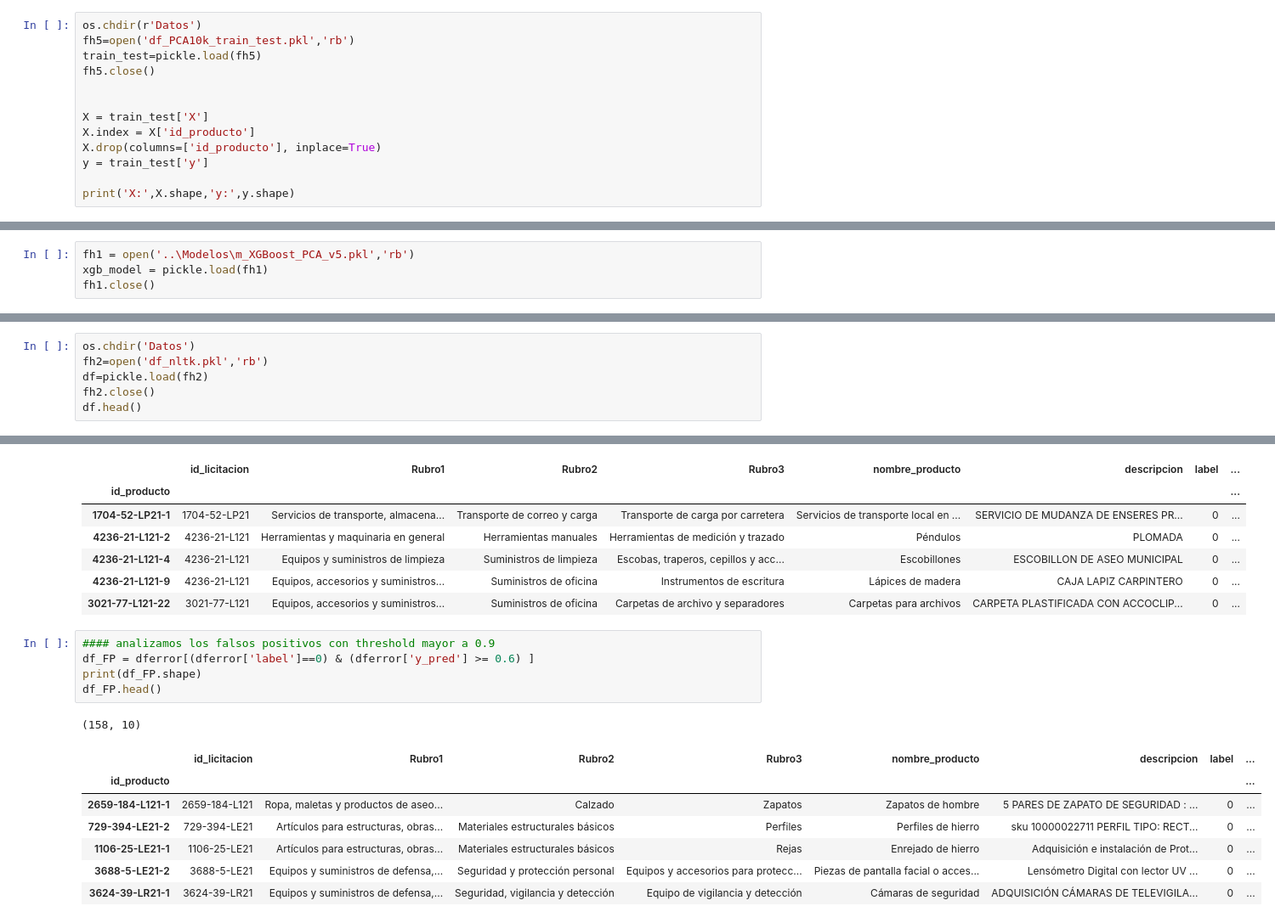
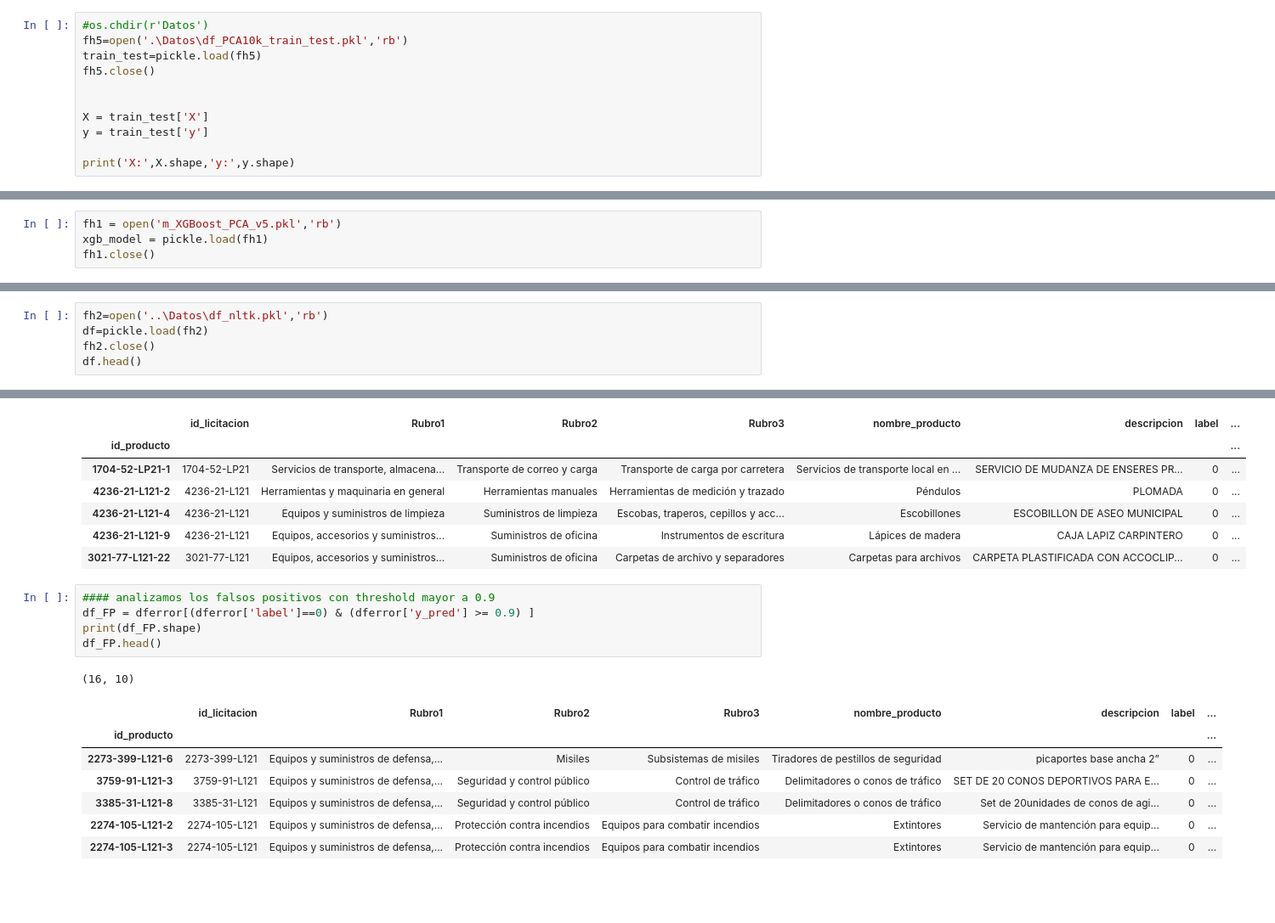
Before and after one commit to metalkutz/juanito_v2.0, a Jupyter notebook: Modelos/mod_xgboost.ipynb, the cells around one changed output, grey strips where cells are left out. Shown at 85% size. Saved outputs shown, nothing was run; the diff lists cells and outputs as text; blank space fills up the shorter version.

```diff
--- a/Modelos/mod_xgboost.ipynb
+++ b/Modelos/mod_xgboost.ipynb
@@ -36,13 +38,11 @@ X_redux: (51646, 65) y_redux: (51646,)
 # %%
-os.chdir(r'Datos')
-fh5=open('df_PCA10k_train_test.pkl','rb')
+#os.chdir(r'Datos')
+fh5=open('.\Datos\df_PCA10k_train_test.pkl','rb')
 train_test=pickle.load(fh5)
 fh5.close()
 
 
 X = train_test['X']
-X.index = X['id_producto']
-X.drop(columns=['id_producto'], inplace=True)
 y = train_test['y']
 
 print('X:',X.shape,'y:',y.shape)
@@ -744,7 +744,7 @@ weighted avg       0.94      0.95      0.94     17044
 # %% [markdown]
 ## Análisis errores
 # %%
-fh1 = open('..\Modelos\m_XGBoost_PCA_v5.pkl','rb')
+fh1 = open('m_XGBoost_PCA_v5.pkl','rb')
 xgb_model = pickle.load(fh1)
 fh1.close()
 # %%
@@ -797,6 +797,5 @@ os.getcwd()
 # %%
-os.chdir('Datos')
-fh2=open('df_nltk.pkl','rb')
+fh2=open('..\Datos\df_nltk.pkl','rb')
 df=pickle.load(fh2)
 fh2.close()
 df.head()
@@ -862,15 +861,15 @@ dferror.head()
 | 3021-77-L121-22 | 3021-77-L121 | Equipos, accesorios y suministros... | Suministros de oficina | Carpetas de archivo y separadores | Carpetas para archivos | CARPETA PLASTIFICADA CON ACCOCLIP... | 0 | ... |
 # %%
 #### analizamos los falsos positivos con threshold mayor a 0.9
-df_FP = dferror[(dferror['label']==0) & (dferror['y_pred'] >= 0.6) ]
+df_FP = dferror[(dferror['label']==0) & (dferror['y_pred'] >= 0.9) ]
 print(df_FP.shape)
 df_FP.head()
 # %% [output]
-(158, 10)
+(16, 10)
 |  | id_licitacion | Rubro1 | Rubro2 | Rubro3 | nombre_producto | descripcion | label | ... |
 | id_producto |  |  |  |  |  |  |  | ... |
-| 2659-184-L121-1 | 2659-184-L121 | Ropa, maletas y productos de aseo... | Calzado | Zapatos | Zapatos de hombre | 5 PARES DE ZAPATO DE SEGURIDAD : ... | 0 | ... |
-| 729-394-LE21-2 | 729-394-LE21 | Artículos para estructuras, obras... | Materiales estructurales básicos | Perfiles | Perfiles de hierro | sku 10000022711 PERFIL TIPO: RECT... | 0 | ... |
-| 1106-25-LE21-1 | 1106-25-LE21 | Artículos para estructuras, obras... | Materiales estructurales básicos | Rejas | Enrejado de hierro | Adquisición e instalación de Prot... | 0 | ... |
-| 3688-5-LE21-2 | 3688-5-LE21 | Equipos y suministros de defensa,... | Seguridad y protección personal | Equipos y accesorios para protecc... | Piezas de pantalla facial o acces... | Lensómetro Digital con lector UV ... | 0 | ... |
-| 3624-39-LR21-1 | 3624-39-LR21 | Equipos y suministros de defensa,... | Seguridad, vigilancia y detección | Equipo de vigilancia y detección | Cámaras de seguridad | ADQUISICIÓN CÁMARAS DE TELEVIGILA... | 0 | ... |
+| 2273-399-L121-6 | 2273-399-L121 | Equipos y suministros de defensa,... | Misiles | Subsistemas de misiles | Tiradores de pestillos de seguridad | picaportes base ancha 2” | 0 | ... |
+| 3759-91-L121-3 | 3759-91-L121 | Equipos y suministros de defensa,... | Seguridad y control público | Control de tráfico | Delimitadores o conos de tráfico | SET DE 20 CONOS DEPORTIVOS PARA E... | 0 | ... |
+| 3385-31-L121-8 | 3385-31-L121 | Equipos y suministros de defensa,... | Seguridad y control público | Control de tráfico | Delimitadores o conos de tráfico | Set de 20unidades de conos de agi... | 0 | ... |
+| 2274-105-L121-2 | 2274-105-L121 | Equipos y suministros de defensa,... | Protección contra incendios | Equipos para combatir incendios | Extintores | Servicio de mantención para equip... | 0 | ... |
+| 2274-105-L121-3 | 2274-105-L121 | Equipos y suministros de defensa,... | Protección contra incendios | Equipos para combatir incendios | Extintores | Servicio de mantención para equip... | 0 | ... |
```
Also changed, not shown: parts of 11 cells of this notebook, 2 other files.
